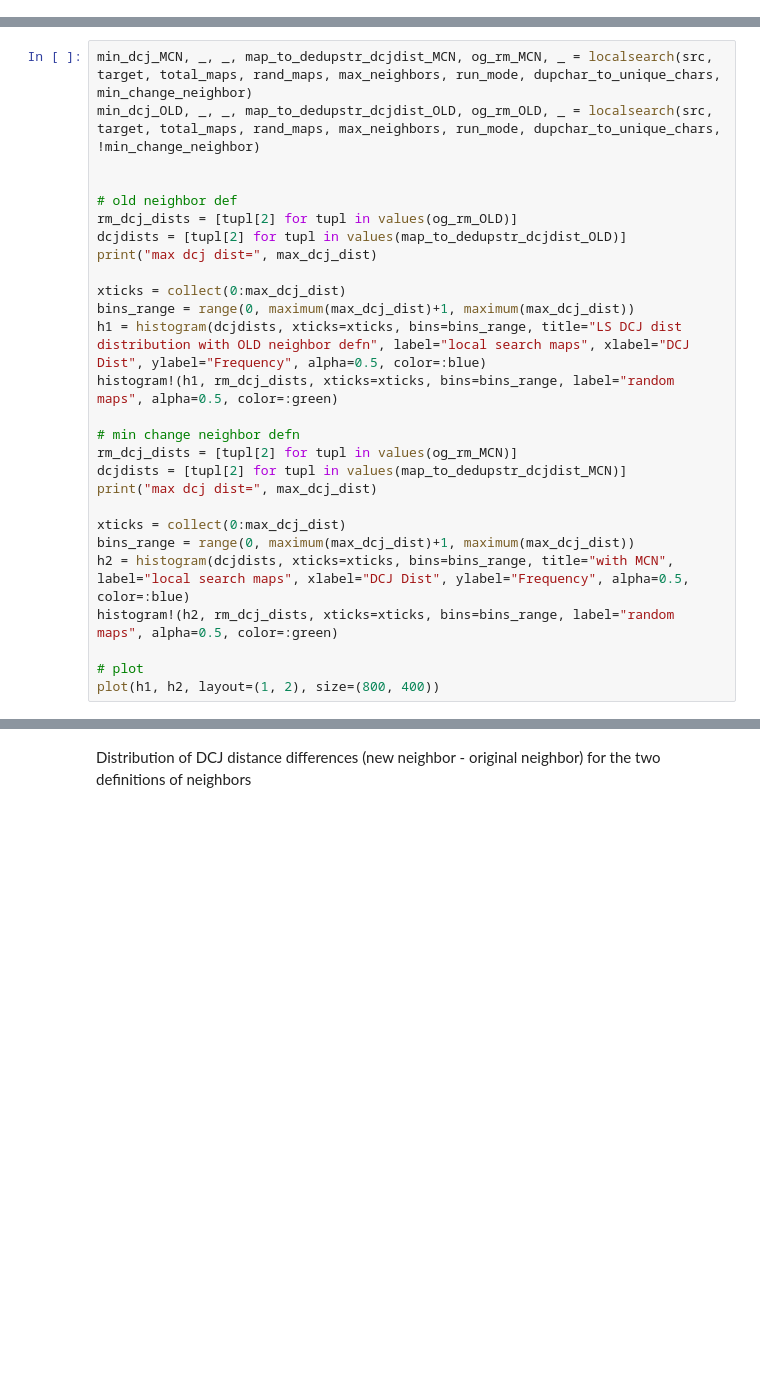
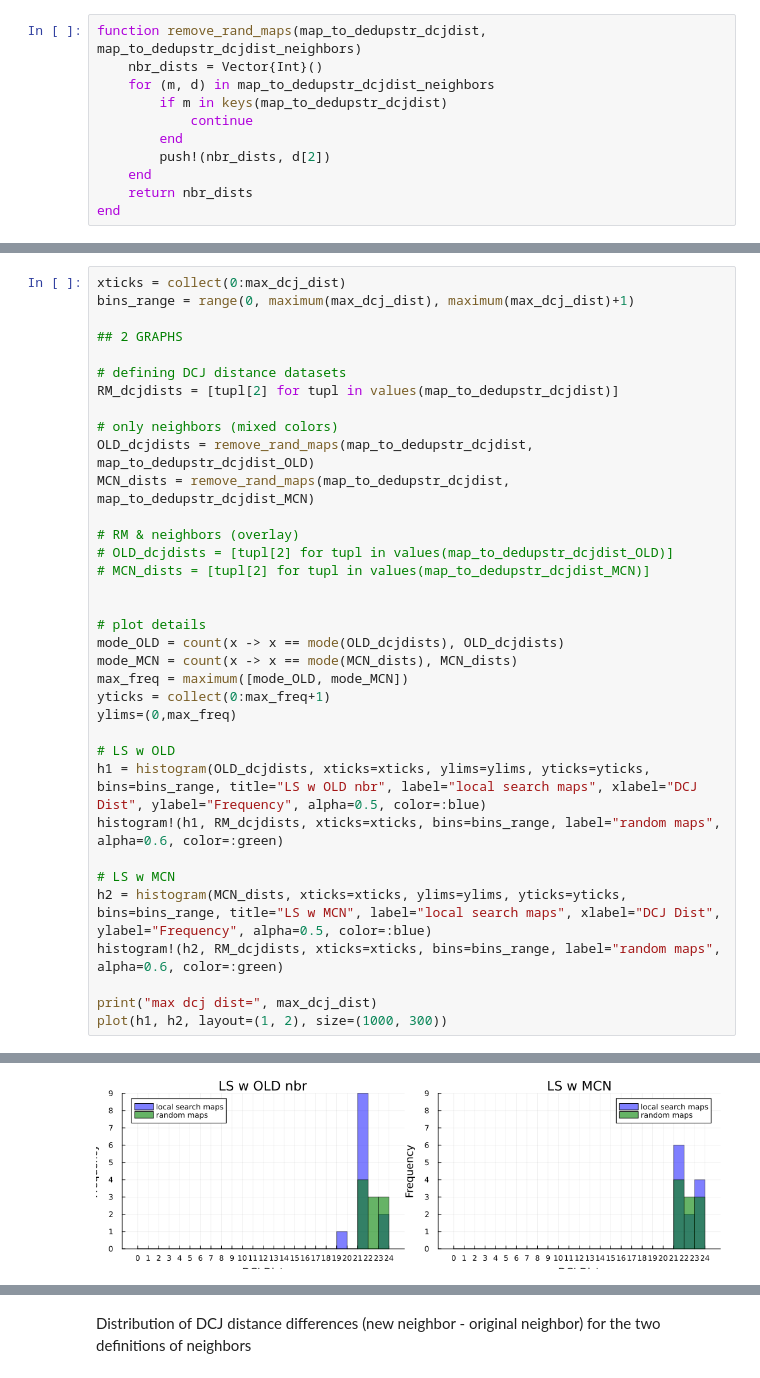
Before and after one commit to mliu31/dcj-heuristics, a Jupyter notebook: testing_LS.ipynb, the cells around one changed output, grey strips where cells are left out. Cells and saved outputs as stored; diff of their text form; blank space fills up the shorter version.

```diff
--- a/testing_LS.ipynb
+++ b/testing_LS.ipynb
@@ -34,0 +50,11 @@ RM overlaid on top to see what was generated randomly and what was found via nei
+# %%
+function remove_rand_maps(map_to_dedupstr_dcjdist, map_to_dedupstr_dcjdist_neighbors)
+    nbr_dists = Vector{Int}()
+    for (m, d) in map_to_dedupstr_dcjdist_neighbors
+        if m in keys(map_to_dedupstr_dcjdist)
+            continue
+        end
+        push!(nbr_dists, d[2])
+    end
+    return nbr_dists
+end
@@ -35,28 +63,36 @@ RM overlaid on top to see what was generated randomly and what was found via nei
 # %%
-min_dcj_MCN, _, _, map_to_dedupstr_dcjdist_MCN, og_rm_MCN, _ = localsearch(src, target, total_maps, rand_maps, max_neighbors, run_mode, dupchar_to_unique_chars, min_change_neighbor)
-min_dcj_OLD, _, _, map_to_dedupstr_dcjdist_OLD, og_rm_OLD, _ = localsearch(src, target, total_maps, rand_maps, max_neighbors, run_mode, dupchar_to_unique_chars, !min_change_neighbor)
+xticks = collect(0:max_dcj_dist)
+bins_range = range(0, maximum(max_dcj_dist), maximum(max_dcj_dist)+1)
+
+## 2 GRAPHS
+
+# defining DCJ distance datasets
+RM_dcjdists = [tupl[2] for tupl in values(map_to_dedupstr_dcjdist)]
+
+# only neighbors (mixed colors)
+OLD_dcjdists = remove_rand_maps(map_to_dedupstr_dcjdist, map_to_dedupstr_dcjdist_OLD)
+MCN_dists = remove_rand_maps(map_to_dedupstr_dcjdist, map_to_dedupstr_dcjdist_MCN)
+
+# RM & neighbors (overlay)
+# OLD_dcjdists = [tupl[2] for tupl in values(map_to_dedupstr_dcjdist_OLD)]
+# MCN_dists = [tupl[2] for tupl in values(map_to_dedupstr_dcjdist_MCN)]
 
 
-# old neighbor def
-rm_dcj_dists = [tupl[2] for tupl in values(og_rm_OLD)]
-dcjdists = [tupl[2] for tupl in values(map_to_dedupstr_dcjdist_OLD)]
+# plot details
+mode_OLD = count(x -> x == mode(OLD_dcjdists), OLD_dcjdists)
+mode_MCN = count(x -> x == mode(MCN_dists), MCN_dists)
+max_freq = maximum([mode_OLD, mode_MCN])
+yticks = collect(0:max_freq+1)
+ylims=(0,max_freq)
+
+# LS w OLD
+h1 = histogram(OLD_dcjdists, xticks=xticks, ylims=ylims, yticks=yticks, bins=bins_range, title="LS w OLD nbr", label="local search maps", xlabel="DCJ Dist", ylabel="Frequency", alpha=0.5, color=:blue)
+histogram!(h1, RM_dcjdists, xticks=xticks, bins=bins_range, label="random maps", alpha=0.6, color=:green)
+
+# LS w MCN
+h2 = histogram(MCN_dists, xticks=xticks, ylims=ylims, yticks=yticks, bins=bins_range, title="LS w MCN", label="local search maps", xlabel="DCJ Dist", ylabel="Frequency", alpha=0.5, color=:blue)
+histogram!(h2, RM_dcjdists, xticks=xticks, bins=bins_range, label="random maps", alpha=0.6, color=:green)
+
 print("max dcj dist=", max_dcj_dist)
-
-xticks = collect(0:max_dcj_dist)
-bins_range = range(0, maximum(max_dcj_dist)+1, maximum(max_dcj_dist))
-h1 = histogram(dcjdists, xticks=xticks, bins=bins_range, title="LS DCJ dist distribution with OLD neighbor defn", label="local search maps", xlabel="DCJ Dist", ylabel="Frequency", alpha=0.5, color=:blue)
-histogram!(h1, rm_dcj_dists, xticks=xticks, bins=bins_range, label="random maps", alpha=0.5, color=:green)
-
-# min change neighbor defn
-rm_dcj_dists = [tupl[2] for tupl in values(og_rm_MCN)]
-dcjdists = [tupl[2] for tupl in values(map_to_dedupstr_dcjdist_MCN)]
-print("max dcj dist=", max_dcj_dist)
-
-xticks = collect(0:max_dcj_dist)
-bins_range = range(0, maximum(max_dcj_dist)+1, maximum(max_dcj_dist))
-h2 = histogram(dcjdists, xticks=xticks, bins=bins_range, title="with MCN", label="local search maps", xlabel="DCJ Dist", ylabel="Frequency", alpha=0.5, color=:blue)
-histogram!(h2, rm_dcj_dists, xticks=xticks, bins=bins_range, label="random maps", alpha=0.5, color=:green)
-
-# plot
-plot(h1, h2, layout=(1, 2), size=(800, 400))
+plot(h1, h2, layout=(1, 2), size=(1000, 300))
 # %% [output]
@@ -64,0 +100 @@ LoadError: cannot assign a value to imported variable Plots.xticks from module M
+[figure, added]
```
Also changed, not shown: parts of 11 cells of this notebook.
